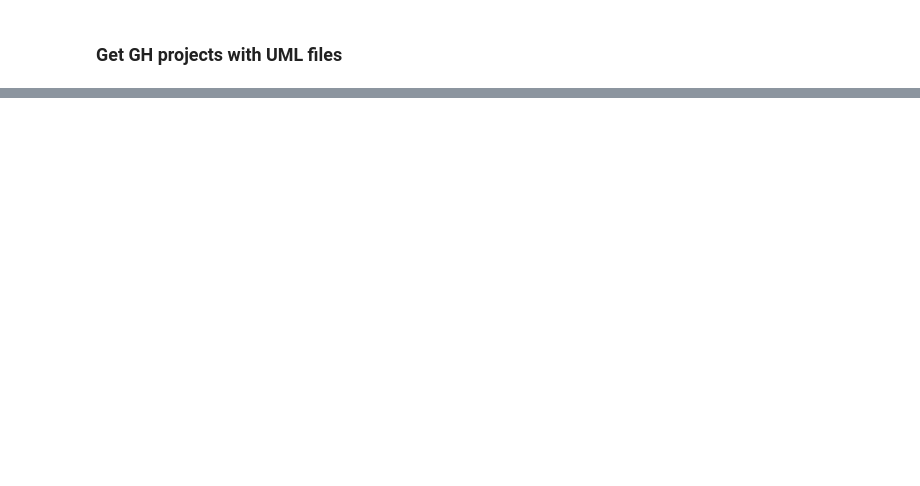
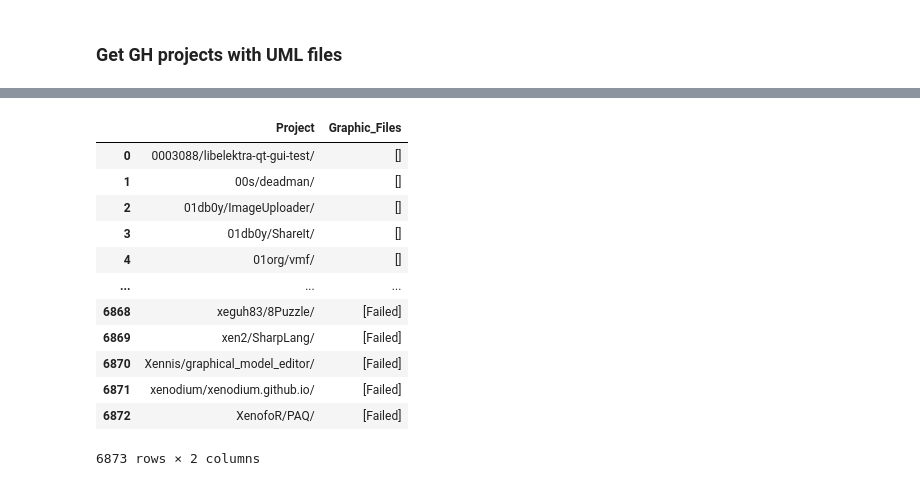
Before and after one commit to zakipauzi/uml_code_traceability, a Jupyter notebook: get_repos.ipynb, the cells around one changed output, grey strips where cells are left out. Drawn from its saved outputs; the diff is of its cells as text; code cells hidden in the pictures; blank space fills up the shorter version.

```diff
--- a/get_repos.ipynb
+++ b/get_repos.ipynb
@@ -273,0 +171,30 @@ repo_df.shape
+# %%
+from tqdm import tqdm
+from concurrent.futures import ThreadPoolExecutor
+
+def get_graphic_files(repo_name, path=''):
+    try:
+        r = requests.get(f'https://api.github.com/repos/{repo_name}/contents/{path}', auth=(GH_USER, GH_TOKEN), timeout=60)
+        r.raise_for_status()
+    except requests.exceptions.RequestException as e:
+        print(f'Error: {e}')
+        return ['Failed']
+
+    files = r.json()
+    graphic_files = []
+    for file in files:
+        if file['type'] == 'file' and file['name'].lower().endswith(('.png', '.jpg', '.jpeg', '.gif', '.bmp', '.tiff', '.svg', 'puml', '.uml')):
+            graphic_files.append(file['path'])
+        elif file['type'] == 'dir':
+            graphic_files.extend(get_graphic_files(repo_name, file['path']))
+    return graphic_files
+
+def add_graphic_files(df):
+    def fetch_graphic_files(repo):
+        return get_graphic_files(repo[:-1])
+
+    with ThreadPoolExecutor(max_workers=50) as executor:
+        df['Graphic_Files'] = list(tqdm(executor.map(fetch_graphic_files, df['Project']), total=len(df['Project'])))
+    return df
+
+full_repo_df = add_graphic_files(full_repo_df)
@@ -273,0 +206,16 @@ repo_df.shape
+# %%
+full_repo_df
+# %% [output]
+|  | Project | Graphic_Files |
+| 0 | 0003088/libelektra-qt-gui-test/ | [] |
+| 1 | 00s/deadman/ | [] |
+| 2 | 01db0y/ImageUploader/ | [] |
+| 3 | 01db0y/ShareIt/ | [] |
+| 4 | 01org/vmf/ | [] |
+| ... | ... | ... |
+| 6868 | xeguh83/8Puzzle/ | [Failed] |
+| 6869 | xen2/SharpLang/ | [Failed] |
+| 6870 | Xennis/graphical_model_editor/ | [Failed] |
+| 6871 | xenodium/xenodium.github.io/ | [Failed] |
+| 6872 | XenofoR/PAQ/ | [Failed] |
+6873 rows × 2 columns
```
Also changed, not shown: parts of 31 cells of this notebook, 3 other files.
